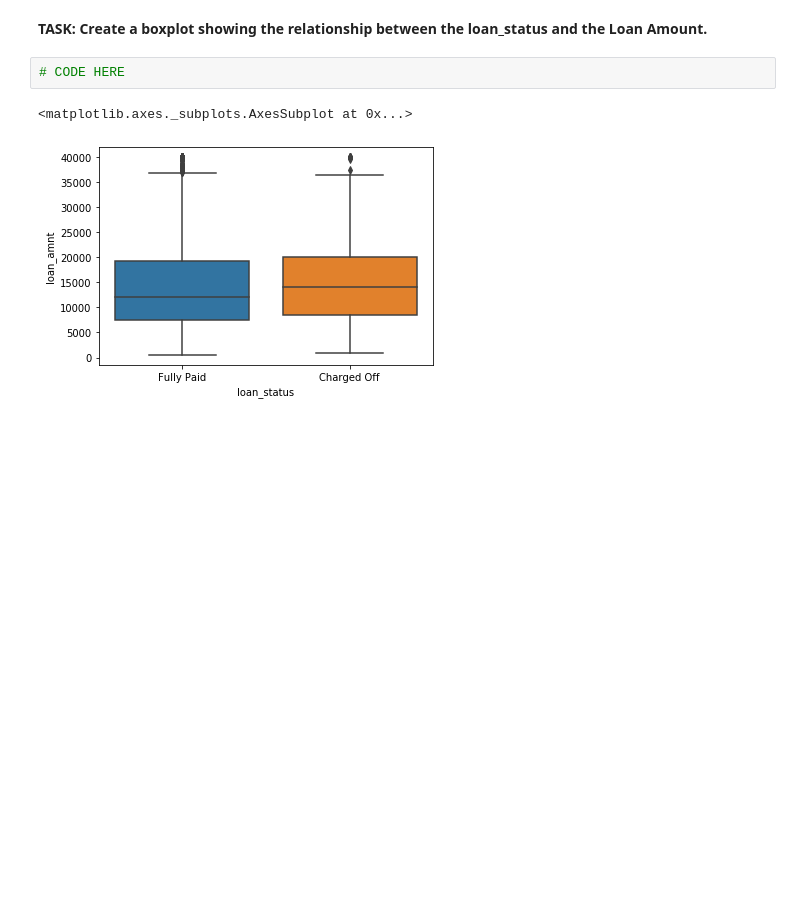
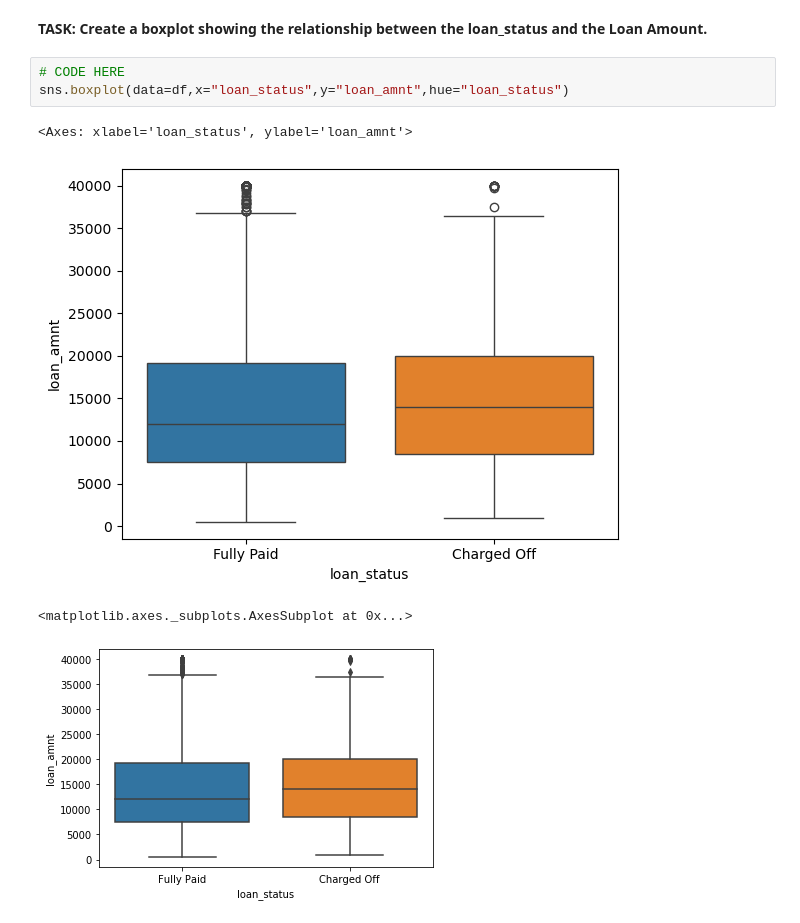
Before and after one commit to polluxrey/python-for-data-science-and-machine-learning, a Jupyter notebook: TensorFlow_FILES/TensorFlow_FILES/ANNs/03-Keras-Project-Exercise.ipynb, the cells around one changed output. Saved outputs shown, nothing was run; the diff lists cells and outputs as text; blank space fills up the shorter version.

```diff
--- a/TensorFlow_FILES/TensorFlow_FILES/ANNs/03-Keras-Project-Exercise.ipynb
+++ b/TensorFlow_FILES/TensorFlow_FILES/ANNs/03-Keras-Project-Exercise.ipynb
@@ -315,7 +386,11 @@ The listed amount of the loan applied for by the borrower. If at some point in t
 # %% [markdown]
 **TASK: Create a boxplot showing the relationship between the loan_status and the Loan Amount.**
-# %%
-# CODE HERE
+# %%
+# CODE HERE
+sns.boxplot(data=df,x="loan_status",y="loan_amnt",hue="loan_status")
+# %% [output]
+<Axes: xlabel='loan_status', ylabel='loan_amnt'>
+[figure, added]
 # %%
 # %% [output]
 <matplotlib.axes._subplots.AxesSubplot at 0x...>
```
Also changed, not shown: parts of 14 cells of this notebook.
